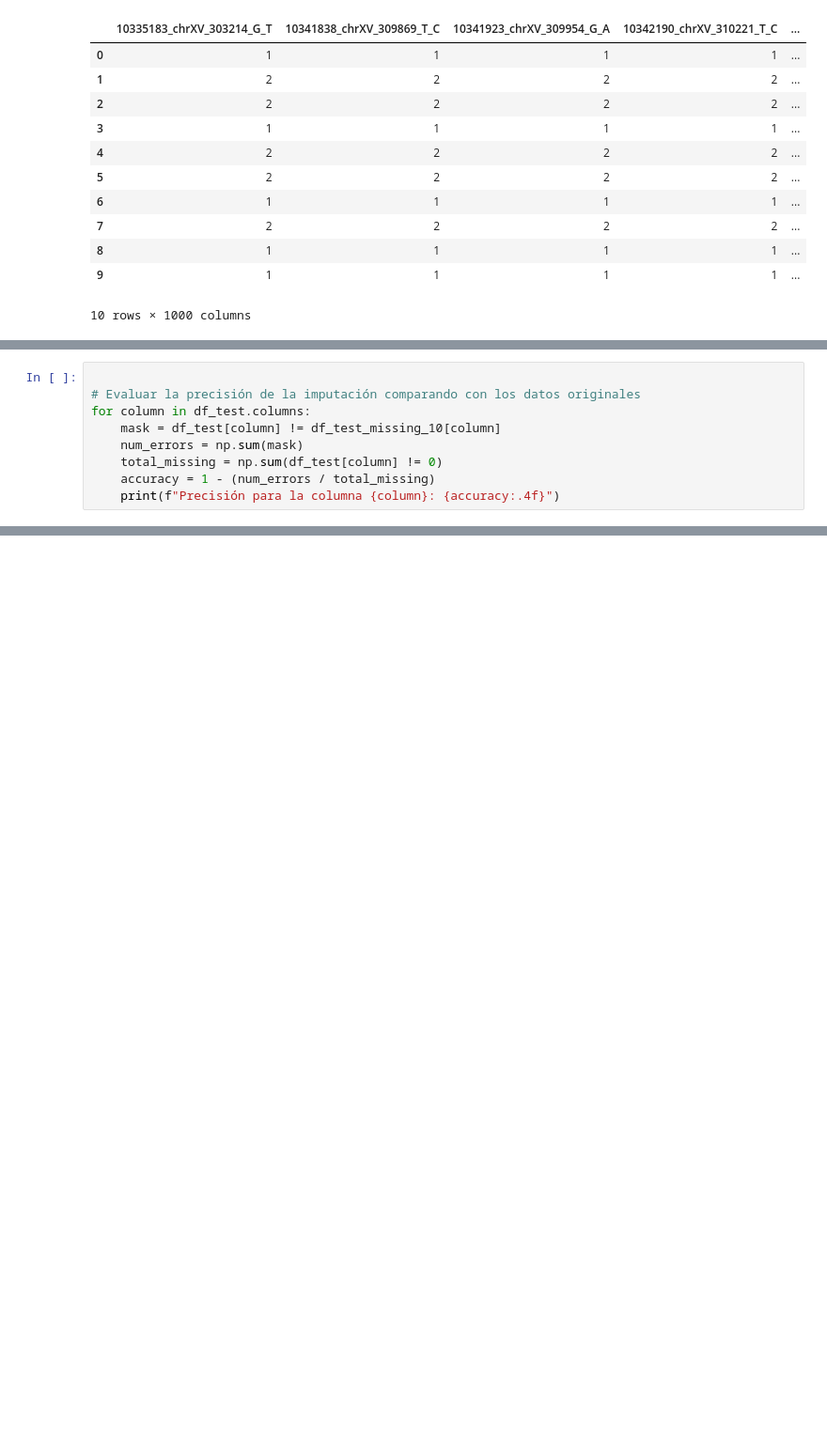
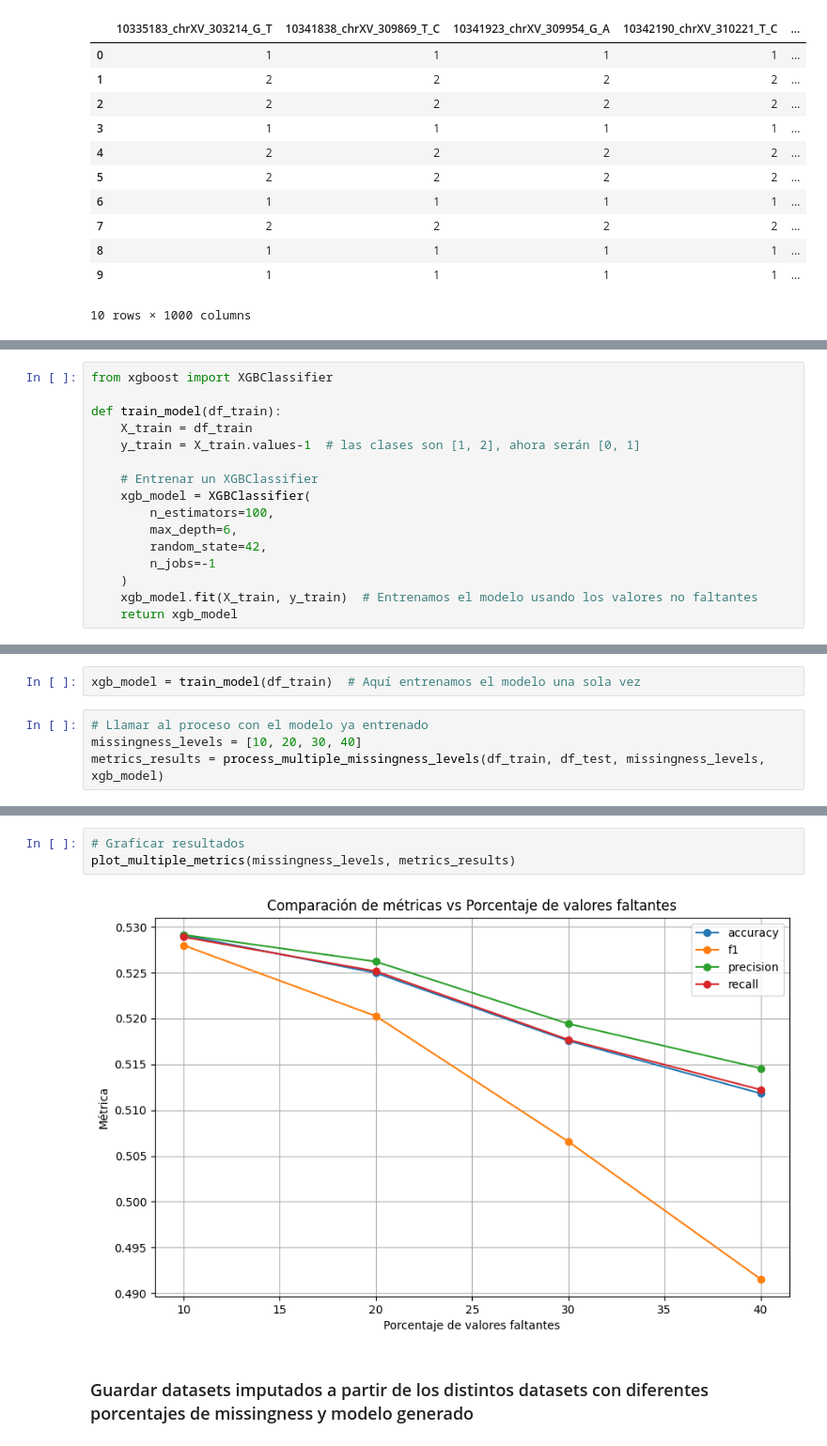
Before and after one commit to celiacl/ML_yeast_dna_imputation, a Jupyter notebook: notebooks/XGBoost.ipynb, the cells around one changed output, grey strips where cells are left out. Shown: that part at 94% size. Cells and saved outputs as stored; diff of their text form; blank space fills up the shorter version.

```diff
--- a/notebooks/XGBoost.ipynb
+++ b/notebooks/XGBoost.ipynb
@@ -137 +69,17 @@ KeyboardInterrupt:
+# %%
+from xgboost import XGBClassifier
+
+def train_model(df_train):
+    X_train = df_train
+    y_train = X_train.values-1  # las clases son [1, 2], ahora serán [0, 1]
+
+    # Entrenar un XGBClassifier
+    xgb_model = XGBClassifier(
+        n_estimators=100,
+        max_depth=6,
+        random_state=42,
+        n_jobs=-1
+    )
+    xgb_model.fit(X_train, y_train)  # Entrenamos el modelo usando los valores no faltantes
+    return xgb_model
 # %% [markdown]
@@ -693,9 +86,0 @@ Prediciendo valores faltantes en la columna: 10643657_chrXV_611688_A_C
-# %%
-
-# Evaluar la precisión de la imputación comparando con los datos originales
-for column in df_test.columns:
-    mask = df_test[column] != df_test_missing_10[column]
-    num_errors = np.sum(mask)
-    total_missing = np.sum(df_test[column] != 0)
-    accuracy = 1 - (num_errors / total_missing)
-    print(f"Precisión para la columna {column}: {accuracy:.4f}")
@@ -1062,0 +193,6 @@ plot_multiple_metrics(missingness_levels, metrics_dict)
+# %%
+xgb_model = train_model(df_train)  # Aquí entrenamos el modelo una sola vez
+# %%
+# Llamar al proceso con el modelo ya entrenado
+missingness_levels = [10, 20, 30, 40]
+metrics_results = process_multiple_missingness_levels(df_train, df_test, missingness_levels, xgb_model)
@@ -1062,0 +219,7 @@ plot_multiple_metrics(missingness_levels, metrics_dict)
+# %%
+# Graficar resultados
+plot_multiple_metrics(missingness_levels, metrics_results)
+# %% [output]
+[figure, added]
+# %% [markdown]
+### Guardar datasets imputados a partir de los distintos datasets con diferentes porcentajes de missingness y modelo generado
```
Also changed, not shown: parts of 29 cells of this notebook, 6 other files.
